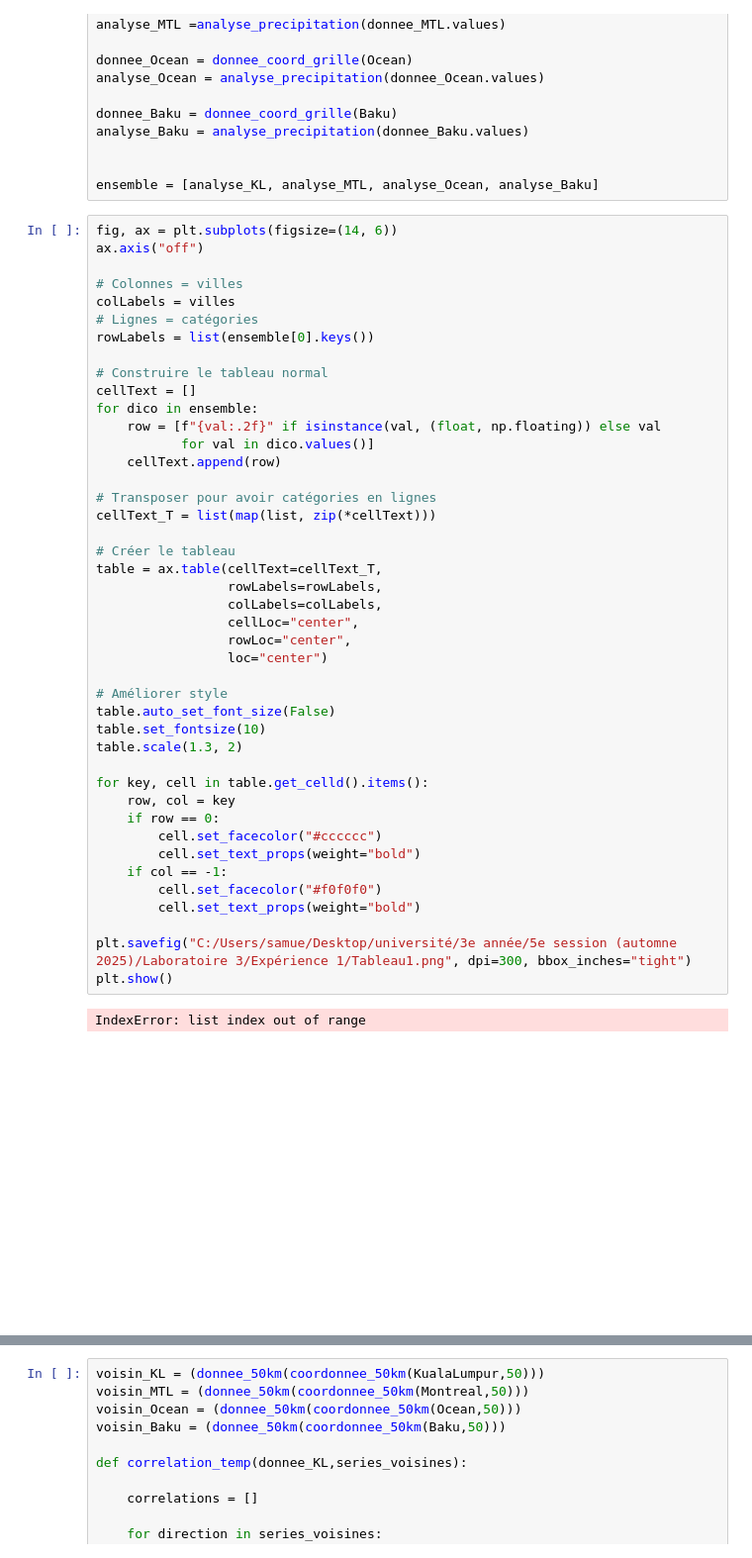
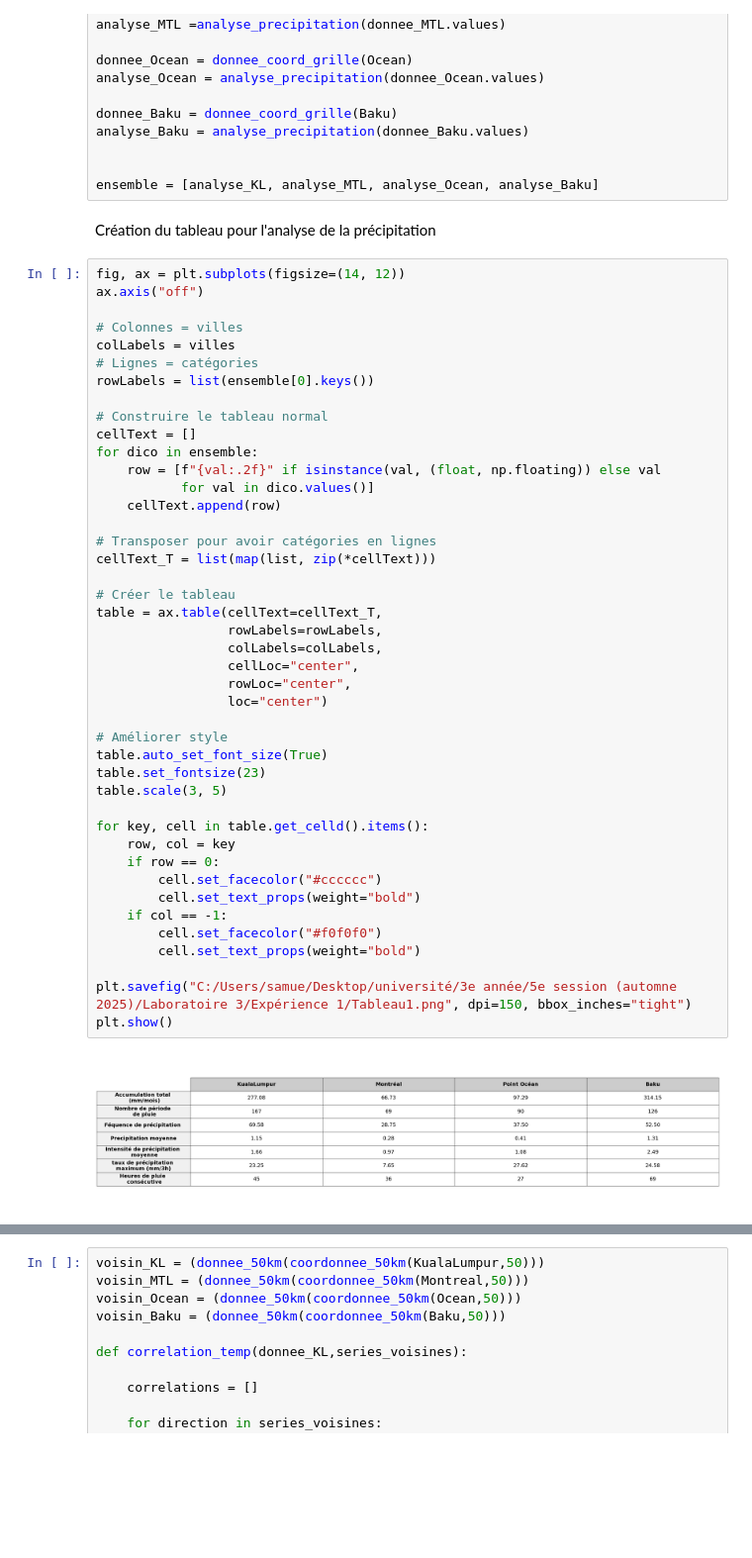
Before and after one commit to Krable71/Projet1.ipynb, a Jupyter notebook: Projet1.ipynb, the cells around one changed output, grey strips where cells are left out. Shown at 99% size. Drawn from its saved outputs; the diff is of its cells as text; blank space fills up the shorter version.

Commit message:
Add files via upload
Version final du projet Laboratoire 3 - Expérience 1

```diff
--- a/Projet1.ipynb
+++ b/Projet1.ipynb
@@ -143,8 +144,10 @@ analyse_Baku = analyse_precipitation(donnee_Baku.values)
 
 
 ensemble = [analyse_KL, analyse_MTL, analyse_Ocean, analyse_Baku]
+# %% [markdown]
+Création du tableau pour l'analyse de la précipitation
 # %%
-fig, ax = plt.subplots(figsize=(14, 6))
+fig, ax = plt.subplots(figsize=(14, 12))
 ax.axis("off")
 
 # Colonnes = villes
@@ -156,36 +159,35 @@ rowLabels = list(ensemble[0].keys())
 cellText = []
 for dico in ensemble:
     row = [f"{val:.2f}" if isinstance(val, (float, np.floating)) else val
            for val in dico.values()]
     cellText.append(row)
 
 # Transposer pour avoir catégories en lignes
 cellText_T = list(map(list, zip(*cellText)))
 
 # Créer le tableau
 table = ax.table(cellText=cellText_T,
                  rowLabels=rowLabels,
                  colLabels=colLabels,
                  cellLoc="center",
                  rowLoc="center",
                  loc="center")
 
 # Améliorer style
-table.auto_set_font_size(False)
-table.set_fontsize(10)
-table.scale(1.3, 2)
+table.auto_set_font_size(True)
+table.set_fontsize(23)
+table.scale(3, 5)
 
 for key, cell in table.get_celld().items():
     row, col = key
     if row == 0:
         cell.set_facecolor("#cccccc")
         cell.set_text_props(weight="bold")
     if col == -1:
         cell.set_facecolor("#f0f0f0")
         cell.set_text_props(weight="bold")
 
-plt.savefig("C:/Users/samue/Desktop/université/3e année/5e session (automne 2025)/Laboratoire 3/Expérience 1/Tableau1.png", dpi=300, bbox_inches="tight")
+plt.savefig("C:/Users/samue/Desktop/université/3e année/5e session (automne 2025)/Laboratoire 3/Expérience 1/Tableau1.png", dpi=150, bbox_inches="tight")
 plt.show()
 # %% [output]
-IndexError: list index out of range
-[figure, old version]
+[figure, new version]
```
Also changed, not shown: parts of 18 cells of this notebook.
